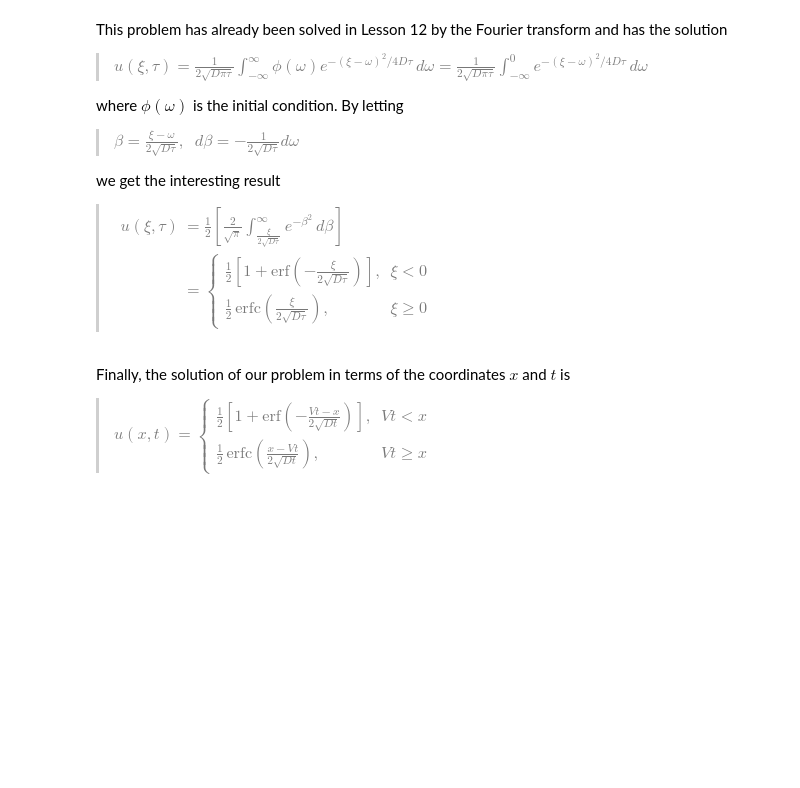
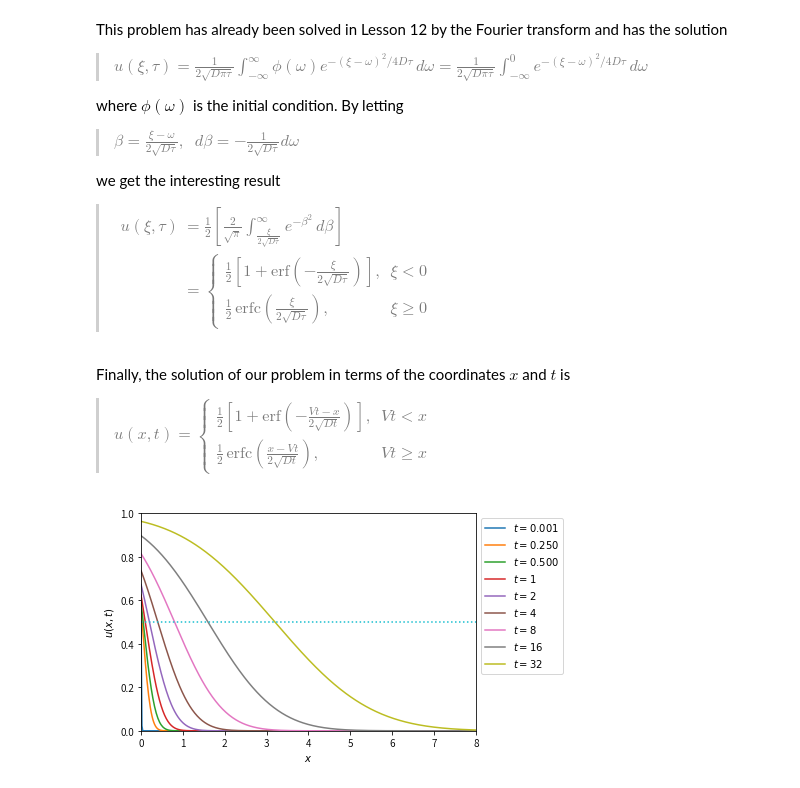
Before and after one commit to SeoulTechPSE/EngMath, a Jupyter notebook: PDE01.ipynb, the cells around one changed output. Drawn from its saved outputs; the diff is of its cells as text; code cells hidden in the pictures; blank space fills up the shorter version.

```diff
--- a/PDE01.ipynb
+++ b/PDE01.ipynb
@@ -1386,19 +1406,22 @@ Finally, the solution of our problem in terms of  the coordinates $x$ and $t$ is
  \;\frac{1}{2}\, \mathrm{erfc}\left( \frac{x-Vt}{2\sqrt{Dt}} \right), & Vt \geq x
 \end{cases}$
 # %%
-x = np.linspace(0, 10)
-tt = np.linspace(0, 8, 9)
+x = np.linspace(0, 8, 400)
+tt = [0.001, 0.25, 0.50, 1.0, 2.0, 4.0, 8.0, 16.0, 32.0]
 
-D = 1
-V = 1
-for t in tt[1:]:
+D = 0.05
+V = 0.1
+for t in tt:
     temp = (x -V*t)/(2.0 *np.sqrt(D*t))
     u = [0.5*special.erfc(q) if q >= 0.0 else 0.5*(1.0 +special.erf(-q)) for q in temp]
-    plt.plot(x, u, label='$t=%0.1f$' % t)
+    plt.plot(x, u, label='$t=%0.3f$' % t if t < 1 else '$t=%0.0f$' % t)
+plt.plot([0, 8], [0.5, 0.5], linestyle=':')
 
-plt.xlim(0, 10)
-plt.ylim(0, 1.2)
+plt.xlim(0, 8)
+plt.ylim(0, 1)
 plt.legend(loc='upper left', bbox_to_anchor=(1.0, 1.0))
 plt.xlabel('$x$')
 plt.ylabel('$u(x,t)$')
 plt.show()
+# %% [output]
+[figure, added]
```
Also changed, not shown: parts of 10 cells of this notebook.
